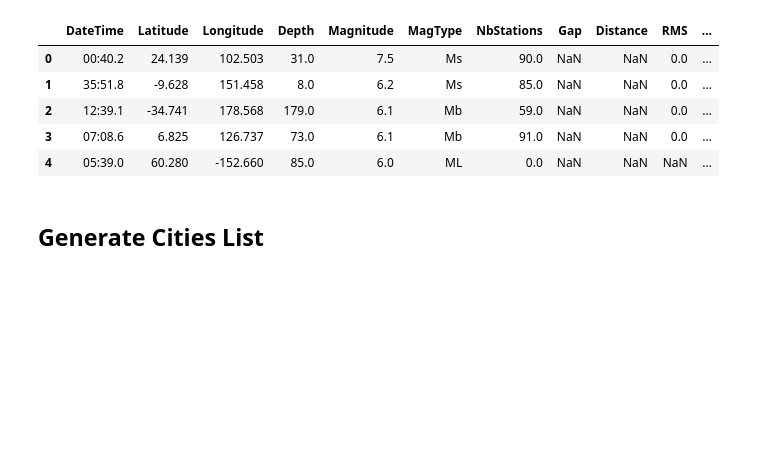
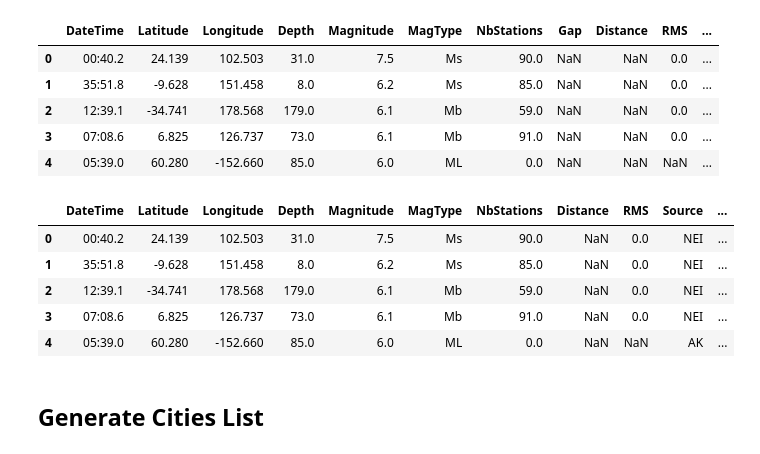
Before and after one commit to LosXabo-dabc-hub/data_lake.github.io, a Jupyter notebook: Sandbox/HW6_appendingCitynames/Quake_Data_Prep.ipynb, the cells around one changed output. Cells and saved outputs as stored; diff of their text form; code cells hidden in the pictures; blank space fills up the shorter version.

```diff
--- a/Sandbox/HW6_appendingCitynames/Quake_Data_Prep.ipynb
+++ b/Sandbox/HW6_appendingCitynames/Quake_Data_Prep.ipynb
@@ -31,10 +31,10 @@ import os  # For getting API key from computer
 quake_data_to_load = "data/earthquakes1970-2014.csv"
 
 # Read quake Data File and store into Pandas Data Frame
-quake_data = pd.read_csv(quake_data_to_load)
+qd = pd.read_csv(quake_data_to_load)
 
 # Display the data table for preview
-quake_data.head()
+qd.head()
 # %% [output]
 |  | DateTime | Latitude | Longitude | Depth | Magnitude | MagType | NbStations | Gap | Distance | RMS | ... |
 | 0 | 00:40.2 | 24.139 | 102.503 | 31.0 | 7.5 | Ms | 90.0 | NaN | NaN | 0.0 | ... |
@@ -42,3 +42,13 @@ quake_data.head()
 | 2 | 12:39.1 | -34.741 | 178.568 | 179.0 | 6.1 | Mb | 59.0 | NaN | NaN | 0.0 | ... |
 | 3 | 07:08.6 | 6.825 | 126.737 | 73.0 | 6.1 | Mb | 91.0 | NaN | NaN | 0.0 | ... |
 | 4 | 05:39.0 | 60.280 | -152.660 | 85.0 | 6.0 | ML | 0.0 | NaN | NaN | NaN | ... |
+# %%
+qd.drop(columns = ["Gap"], inplace=True)
+qd.head()
+# %% [output]
+|  | DateTime | Latitude | Longitude | Depth | Magnitude | MagType | NbStations | Distance | RMS | Source | ... |
+| 0 | 00:40.2 | 24.139 | 102.503 | 31.0 | 7.5 | Ms | 90.0 | NaN | 0.0 | NEI | ... |
+| 1 | 35:51.8 | -9.628 | 151.458 | 8.0 | 6.2 | Ms | 85.0 | NaN | 0.0 | NEI | ... |
+| 2 | 12:39.1 | -34.741 | 178.568 | 179.0 | 6.1 | Mb | 59.0 | NaN | 0.0 | NEI | ... |
+| 3 | 07:08.6 | 6.825 | 126.737 | 73.0 | 6.1 | Mb | 91.0 | NaN | 0.0 | NEI | ... |
+| 4 | 05:39.0 | 60.280 | -152.660 | 85.0 | 6.0 | ML | 0.0 | NaN | NaN | AK | ... |
```
Also changed, not shown: parts of 2 cells of this notebook, 22 other files.
